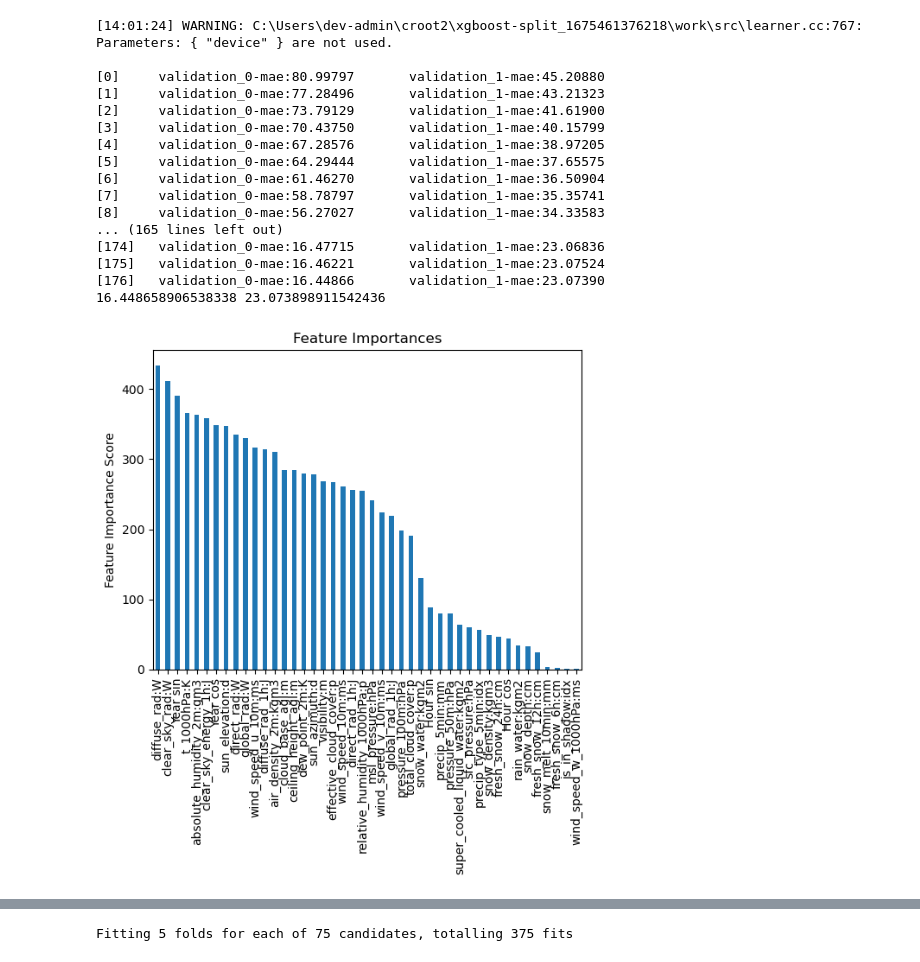
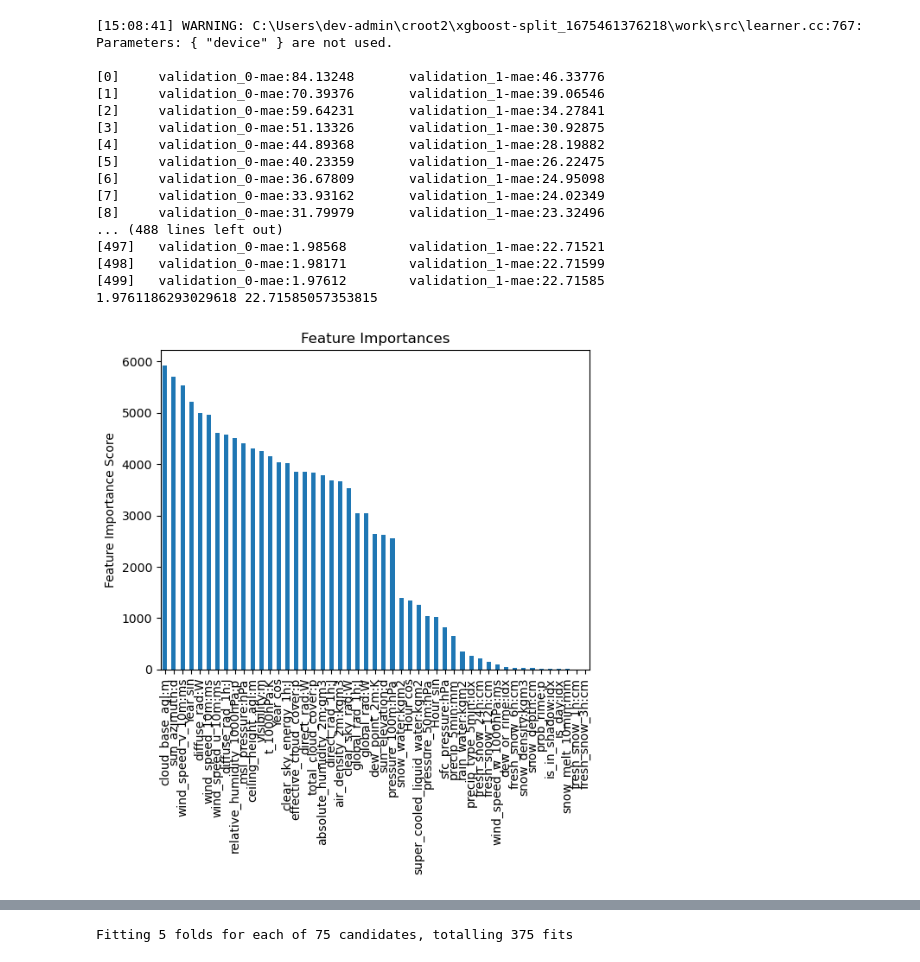
Before and after one commit to MartinSkatvedt/TDT4173-Machine-Learning, a Jupyter notebook: read_files.ipynb, the cells around one changed output, grey strips where cells are left out. Cells and saved outputs as stored; diff of their text form; code cells hidden in the pictures.

```diff
--- a/read_files.ipynb
+++ b/read_files.ipynb
@@ -495,49 +488,45 @@ Parameters: { "device" } are not used.
 # %%
 model_c = xgb.XGBRegressor(
  device='cuda',
- learning_rate =0.05,
- n_estimators=177,
- max_depth=6,
- min_child_weight=2,
- gamma=8.04170092116208,
- subsample=0.9062851430836057,
- colsample_bytree=0.5738783499201188,
+ learning_rate =0.2,
+ n_estimators=500,
+ max_depth=12,
+ min_child_weight=4,
+ gamma=2.812853936268719,
+ subsample=0.7770157483192917,
+ colsample_bytree=0.6850141821179164,
  nthread=4,
  seed=42,
  eval_metric= 'mae',
  booster='gbtree',
- reg_lambda=28.47495736969533,
- reg_alpha=9.717435079225815,
+ reg_alpha = 88.8755360759813,
+ reg_lambda = 135.97616460787322,
 )
-#0.1744061185589522 0.5526189701373168 n=185
-#0.1183515260953625 0.41969272541442876 n=54
-#0.1498275281202949 0.4007762283140363 n=275
+#9.815685904925928 25.349970592005164 n =292
 
-#0.15131079440533324 0.3813320560700485 n=1002
+#{'colsample_bytree': 0.6850141821179164, 'gamma': 2.812853936268719, 'max_depth': 12.0, 'min_child_weight': 4.0,
+#'reg_alpha': 88.8755360759813, 'reg_lambda': 135.97616460787322, 'subsample': 0.7770157483192917}
 
-#{'colsample_bytree': 0.5738783499201188, 'gamma': 8.04170092116208, 'max_depth': 6.0, 'min_child_weight': 2.0,
-#'reg_alpha': 9.717435079225815, 'reg_lambda': 28.47495736969533, 'subsample': 0.9062851430836057}
-#0.28462223894132316 0.36287898840442134
+#1.9761186293029618 22.71585057353815 500
 
-#0.2872643709884008 0.3690443543272938 n=177
 modelfit(model_c, train_data_c, train_c_y, val_data_c, val_c_y, useTrainCV = False)
 # %% [output]
-[14:01:24] WARNING: C:\Users\dev-admin\croot2\xgboost-split_1675461376218\work\src\learner.cc:767:
+[15:08:41] WARNING: C:\Users\dev-admin\croot2\xgboost-split_1675461376218\work\src\learner.cc:767:
 Parameters: { "device" } are not used.
 
-[0]     validation_0-mae:80.99797       validation_1-mae:45.20880
-[1]     validation_0-mae:77.28496       validation_1-mae:43.21323
-[2]     validation_0-mae:73.79129       validation_1-mae:41.61900
-[3]     validation_0-mae:70.43750       validation_1-mae:40.15799
-[4]     validation_0-mae:67.28576       validation_1-mae:38.97205
-[5]     validation_0-mae:64.29444       validation_1-mae:37.65575
-[6]     validation_0-mae:61.46270       validation_1-mae:36.50904
-[7]     validation_0-mae:58.78797       validation_1-mae:35.35741
-[8]     validation_0-mae:56.27027       validation_1-mae:34.33583
-... (165 lines left out)
-[174]   validation_0-mae:16.47715       validation_1-mae:23.06836
-[175]   validation_0-mae:16.46221       validation_1-mae:23.07524
-[176]   validation_0-mae:16.44866       validation_1-mae:23.07390
-16.448658906538338 23.073898911542436
+[0]     validation_0-mae:84.13248       validation_1-mae:46.33776
+[1]     validation_0-mae:70.39376       validation_1-mae:39.06546
+[2]     validation_0-mae:59.64231       validation_1-mae:34.27841
+[3]     validation_0-mae:51.13326       validation_1-mae:30.92875
+[4]     validation_0-mae:44.89368       validation_1-mae:28.19882
+[5]     validation_0-mae:40.23359       validation_1-mae:26.22475
+[6]     validation_0-mae:36.67809       validation_1-mae:24.95098
+[7]     validation_0-mae:33.93162       validation_1-mae:24.02349
+[8]     validation_0-mae:31.79979       validation_1-mae:23.32496
+... (488 lines left out)
+[497]   validation_0-mae:1.98568        validation_1-mae:22.71521
+[498]   validation_0-mae:1.98171        validation_1-mae:22.71599
+[499]   validation_0-mae:1.97612        validation_1-mae:22.71585
+1.9761186293029618 22.71585057353815
-[figure, old version]
+[figure, new version]
 # %%
```
Also changed, not shown: parts of 9 cells of this notebook.
